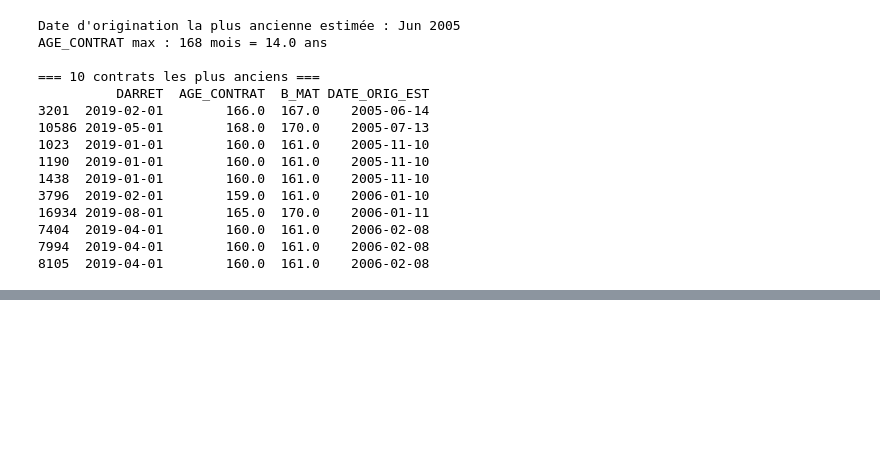
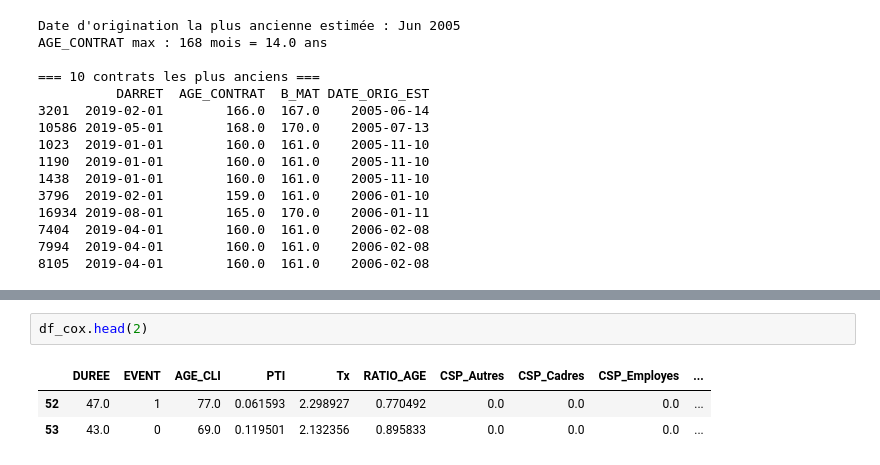
Before and after one commit to Endoresuu/PFE, a Jupyter notebook: AA- finale.ipynb, the cells around one changed output, grey strips where cells are left out. Drawn from its saved outputs; the diff is of its cells as text; blank space fills up the shorter version.

```diff
--- a/AA- finale.ipynb
+++ b/AA- finale.ipynb
@@ -1336,0 +1580,6 @@ EVENT_KM = 1 (ER)   : 0.0%
+# %%
+df_cox.head(2)
+# %% [output]
+|  | DUREE | EVENT | AGE_CLI | PTI | Tx | RATIO_AGE | CSP_Autres | CSP_Cadres | CSP_Employes | ... |
+| 52 | 47.0 | 1 | 77.0 | 0.061593 | 2.298927 | 0.770492 | 0.0 | 0.0 | 0.0 | ... |
+| 53 | 43.0 | 0 | 69.0 | 0.119501 | 2.132356 | 0.895833 | 0.0 | 0.0 | 0.0 | ... |
```
Also changed, not shown: parts of 38 cells of this notebook, 10 other files.
